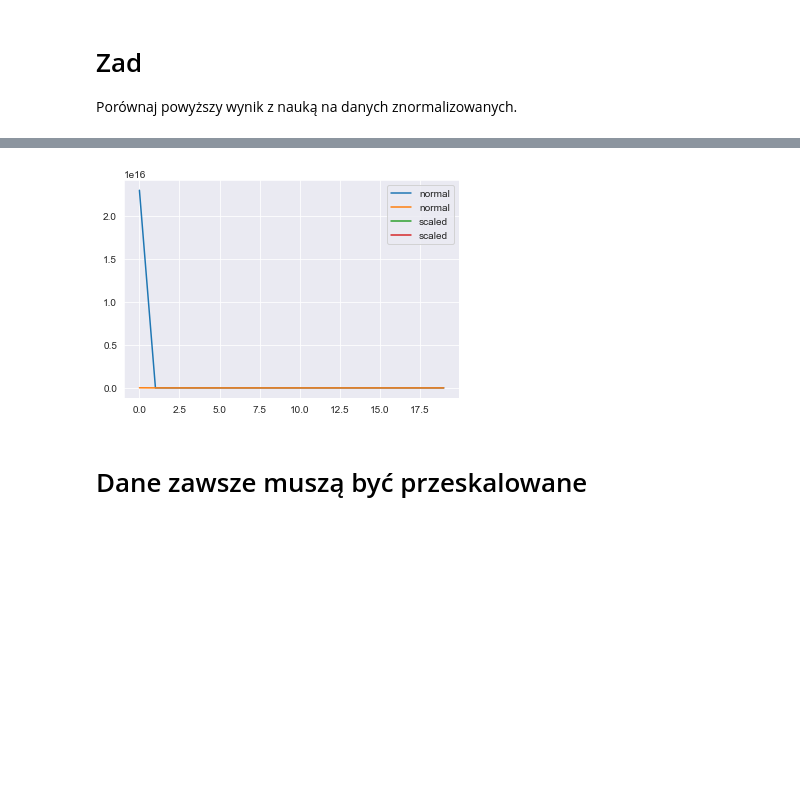
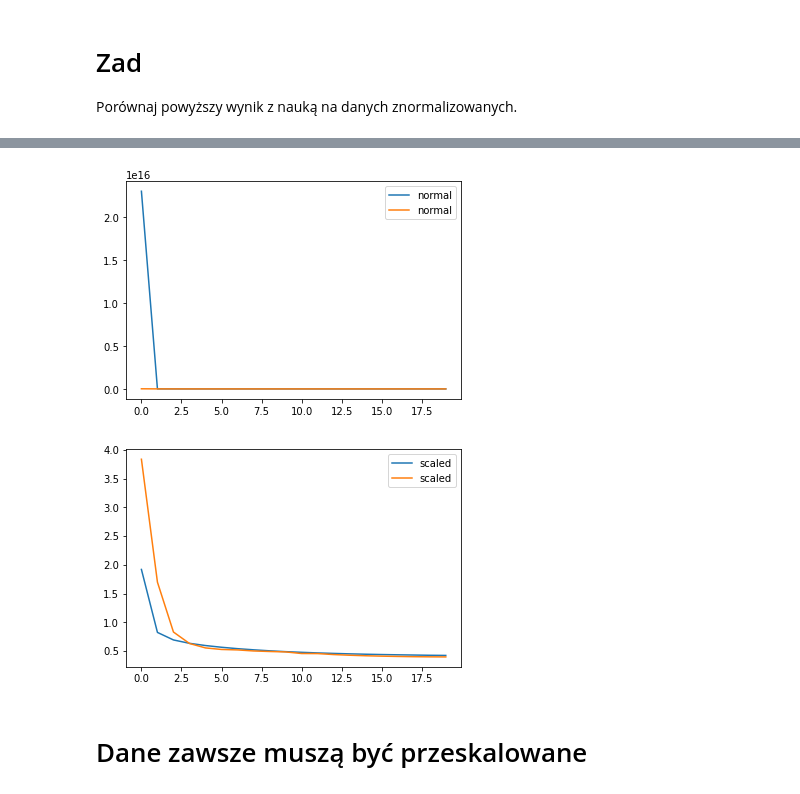
Before and after one commit to she3r/podstawy_sztucznej_inteligencji, a Jupyter notebook: Z11_J_Regression.ipynb, the cells around one changed output, grey strips where cells are left out. Cells and saved outputs as stored; diff of their text form; code cells hidden in the pictures; blank space fills up the shorter version.

```diff
--- a/Z11_J_Regression.ipynb
+++ b/Z11_J_Regression.ipynb
@@ -63,21 +63,16 @@ plt.show()
 
 Porównaj powyższy wynik z nauką na danych znormalizowanych.
 # %%
-# model = keras.models.Sequential([
-#     keras.layers.Dense(30, activation="relu", input_shape=X_train.shape[1:]),
-#     keras.layers.Dense(1)
-# ])
-# model.compile(loss="mean_squared_error", optimizer=keras.optimizers.SGD(lr=1e-3))
-# history = model.fit(X_train, y_train, epochs=20, validation_data=(X_valid, y_valid))
-# mse_test = model.evaluate(X_test, y_test)
-# X_new = X_test[:3]
-# y_pred = model.predict(X_new)
+model = keras.models.Sequential([
+    keras.layers.Dense(30, activation="relu", input_shape=X_train.shape[1:]),
+    keras.layers.Dense(1)
+])
 
 from sklearn.preprocessing import StandardScaler
 
 scaler = StandardScaler()
 X_train_scaled = scaler.fit_transform(X_train)
-X_test_scaled = scaler.fit_transform(X_test)
+X_test_scaled = scaler.transform(X_test)
 X_valid_scaled = scaler.transform(X_valid)
 
 model.compile(loss="mean_squared_error", optimizer=keras.optimizers.SGD(lr=1e-3))
@@ -107,9 +102,12 @@ WARNING:tensorflow:6 out of the last 6 calls to <function Model.make_predict_fun
 # %%
 plt.plot(pd.DataFrame(history.history), label='normal')
+plt.legend()
+plt.show()
 plt.plot(pd.DataFrame(history2.history), label='scaled')
 plt.legend()
 plt.show()
 # %% [output]
-[figure, old version]
+[figure, new version]
+[figure, added]
 # %% [markdown]
 # Dane zawsze muszą być przeskalowane
```
Also changed, not shown: parts of 3 cells of this notebook, 2 other files.
